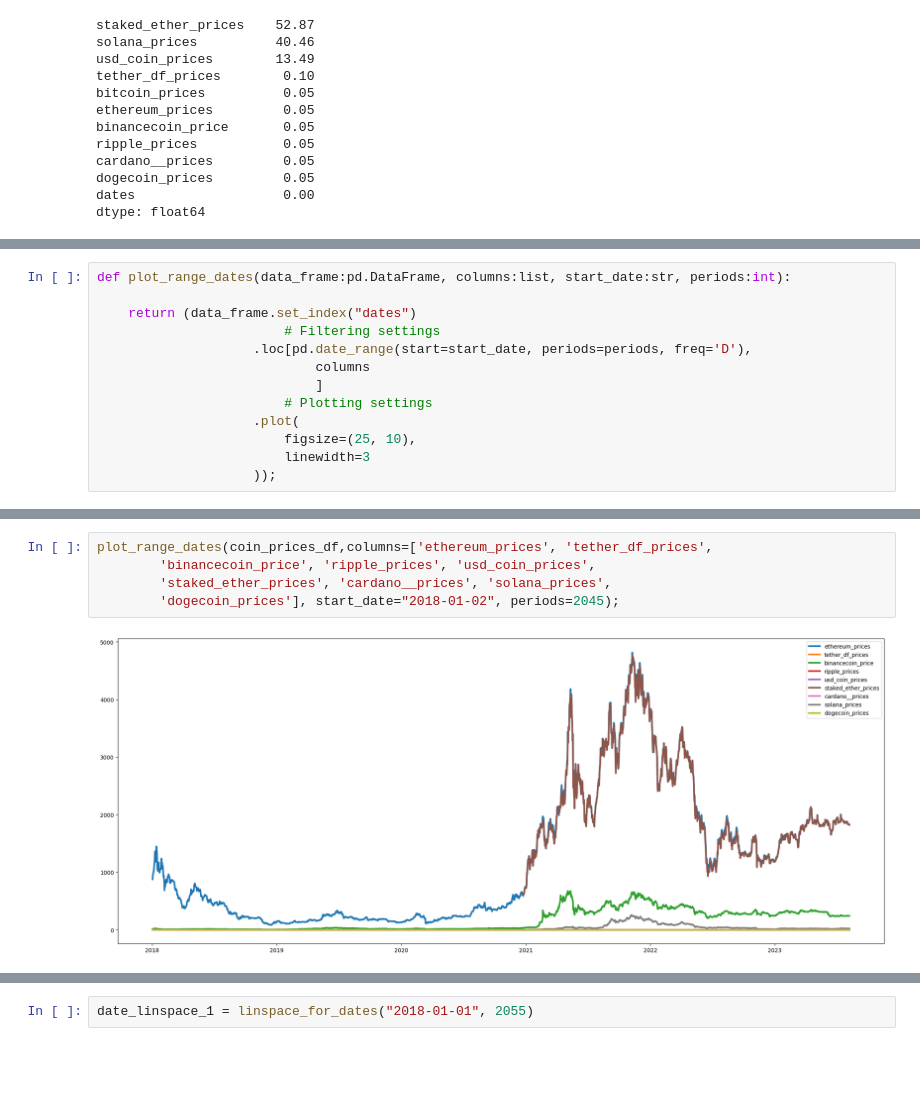
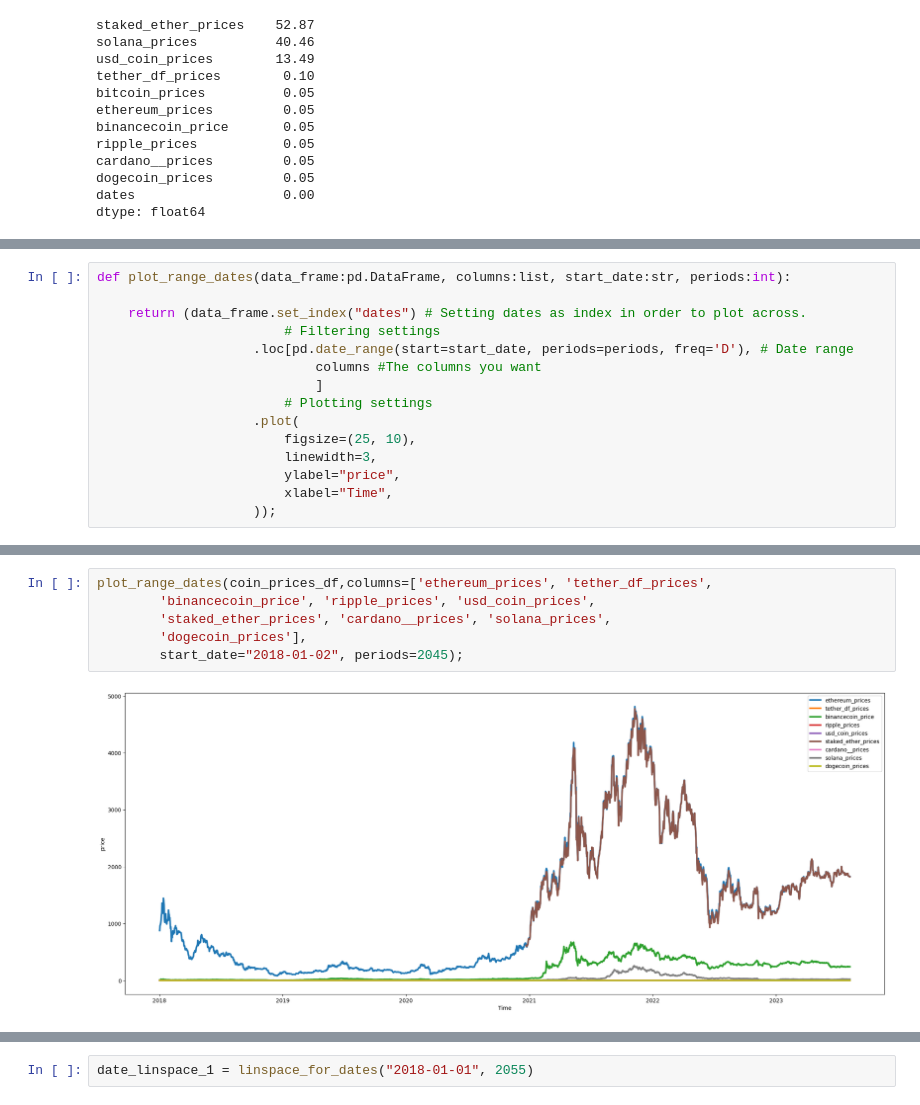
Before and after one commit to someonefrom93/PIDA_J_DIEGO, a Jupyter notebook: eda_gecko.ipynb, the cells around one changed output, grey strips where cells are left out. Saved outputs shown, nothing was run; the diff lists cells and outputs as text; blank space fills up the shorter version.

```diff
--- a/eda_gecko.ipynb
+++ b/eda_gecko.ipynb
@@ -118,13 +146,15 @@ dtype: float64
 # %%
 def plot_range_dates(data_frame:pd.DataFrame, columns:list, start_date:str, periods:int):
 
-    return (data_frame.set_index("dates")
+    return (data_frame.set_index("dates") # Setting dates as index in order to plot across.
                         # Filtering settings
-                    .loc[pd.date_range(start=start_date, periods=periods, freq='D'),
-                            columns
+                    .loc[pd.date_range(start=start_date, periods=periods, freq='D'), # Date range
+                            columns #The columns you want
                             ]
                         # Plotting settings
                     .plot(
                         figsize=(25, 10),
-                        linewidth=3
+                        linewidth=3,
+                        ylabel="price",
+                        xlabel="Time",
                     ));
@@ -139,7 +187,8 @@ Index(['dates', 'bitcoin_prices', 'ethereum_prices', 'tether_df_prices',
 # %%
 plot_range_dates(coin_prices_df,columns=['ethereum_prices', 'tether_df_prices',
         'binancecoin_price', 'ripple_prices', 'usd_coin_prices',
         'staked_ether_prices', 'cardano__prices', 'solana_prices',
-        'dogecoin_prices'], start_date="2018-01-02", periods=2045);
+        'dogecoin_prices'],
+        start_date="2018-01-02", periods=2045);
 # %% [output]
-[figure, old version]
+[figure, new version]
```
Also changed, not shown: parts of 36 cells of this notebook, 2 other files.
